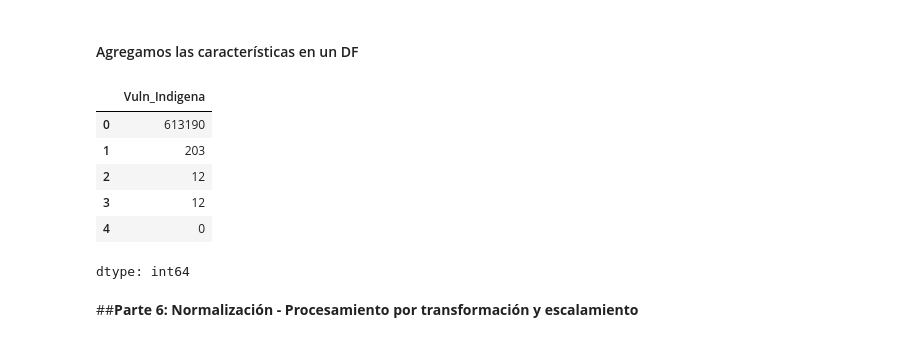
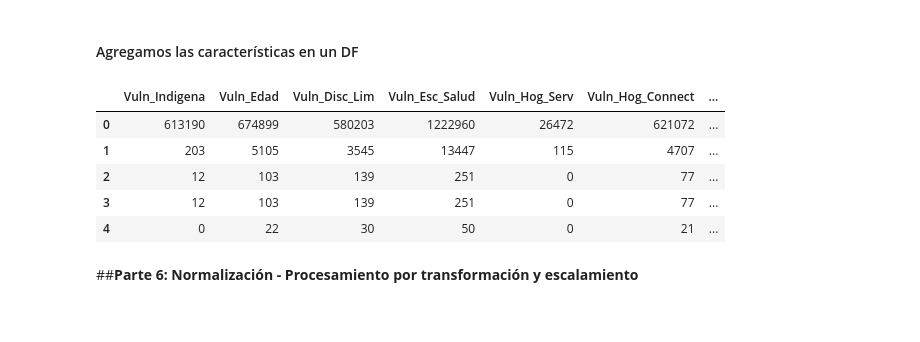
Before and after one commit to LH-1169213/IslasDeCalor, a Jupyter notebook: EDA_SCITEL_INEGI_Avance_2.ipynb, the cells around one changed output. Cells and saved outputs as stored; diff of their text form; code cells hidden in the pictures.

```diff
--- a/EDA_SCITEL_INEGI_Avance_2.ipynb
+++ b/EDA_SCITEL_INEGI_Avance_2.ipynb
@@ -1258,15 +1258,14 @@ dtype: int64
 df_cat_vuln=df_cat.copy()
 df_cat_vuln = pd.concat([df_cat_vuln, df_indigena, df_edad, df_esc_salud, df_disc_lim, df_hog_serv, df_hog_connect, df_hog_atenuante],axis=1)
 # %%
-df_cat_vuln['Vuln_Indigena', 'Vuln_Disc_Lim', 'Vuln_Esc_Salud', Vuln_Hog_Serv, Vuln_Hog_Connect , Vuln_Hog_Atenuante ].head()
+df_cat_vuln[['Vuln_Indigena', 'Vuln_Edad', 'Vuln_Disc_Lim', 'Vuln_Esc_Salud', 'Vuln_Hog_Serv', 'Vuln_Hog_Connect', 'Vuln_Hog_Atenuante']].head()
 # %% [output]
-|  | Vuln_Indigena |
-| 0 | 613190 |
-| 1 | 203 |
-| 2 | 12 |
-| 3 | 12 |
-| 4 | 0 |
+|  | Vuln_Indigena | Vuln_Edad | Vuln_Disc_Lim | Vuln_Esc_Salud | Vuln_Hog_Serv | Vuln_Hog_Connect | ... |
+| 0 | 613190 | 674899 | 580203 | 1222960 | 26472 | 621072 | ... |
+| 1 | 203 | 5105 | 3545 | 13447 | 115 | 4707 | ... |
+| 2 | 12 | 103 | 139 | 251 | 0 | 77 | ... |
+| 3 | 12 | 103 | 139 | 251 | 0 | 77 | ... |
+| 4 | 0 | 22 | 30 | 50 | 0 | 21 | ... |
-dtype: int64
 # %% [markdown]
 ##**Parte 6: Normalización - Procesamiento por transformación y escalamiento**
 # %% [markdown]
```
